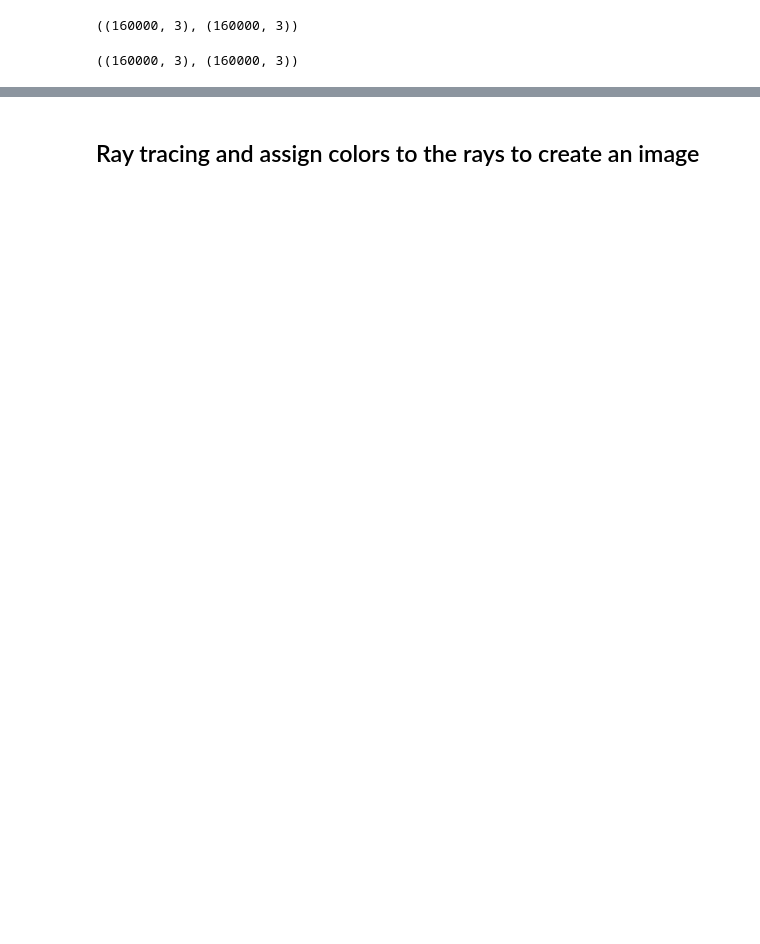
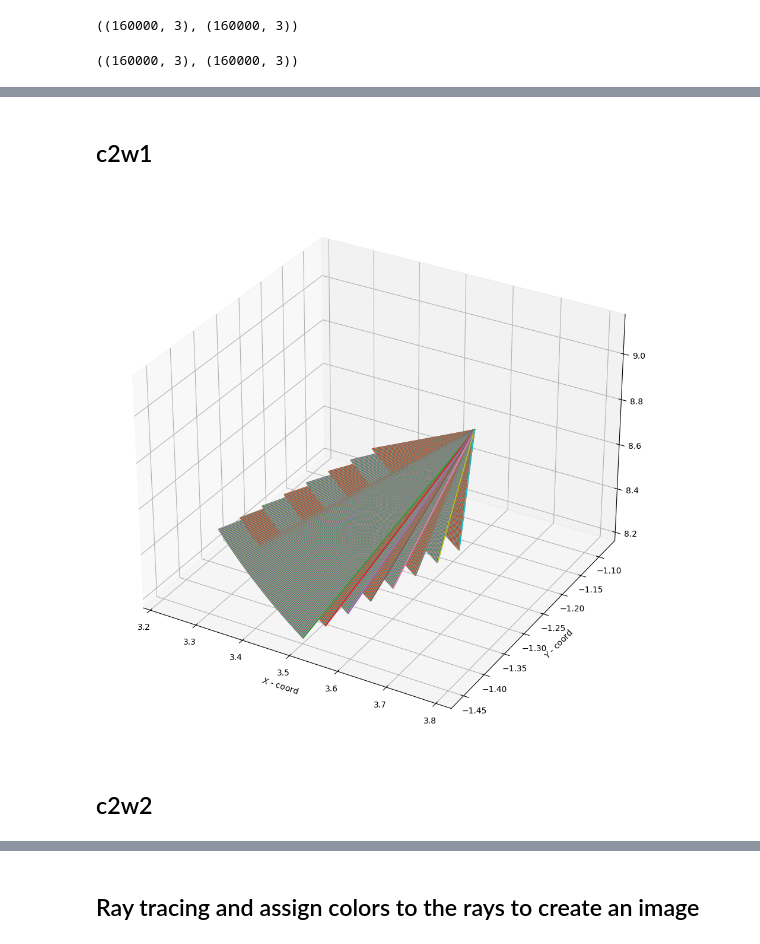
Before and after one commit to stanleyedward/learn_nerf, a Jupyter notebook: volumetric-rendering_optimization_camera.ipynb, the cells around one changed output, grey strips where cells are left out. Cells and saved outputs as stored; diff of their text form; code cells hidden in the pictures; blank space fills up the shorter version.

```diff
--- a/volumetric-rendering_optimization_camera.ipynb
+++ b/volumetric-rendering_optimization_camera.ipynb
@@ -99,3 +123,11 @@ rays_direction.shape, rays_origin.shape
+# %% [markdown]
+## c2w1
+# %%
+plot_rays(rays_origin, rays_direction, 1)
+# %% [output]
+[figure, added]
+# %% [markdown]
+## c2w2
 # %%
 plot_rays(rays_origin, rays_direction, 1)
 # %% [output]
```
Also changed, not shown: parts of 17 cells of this notebook.
